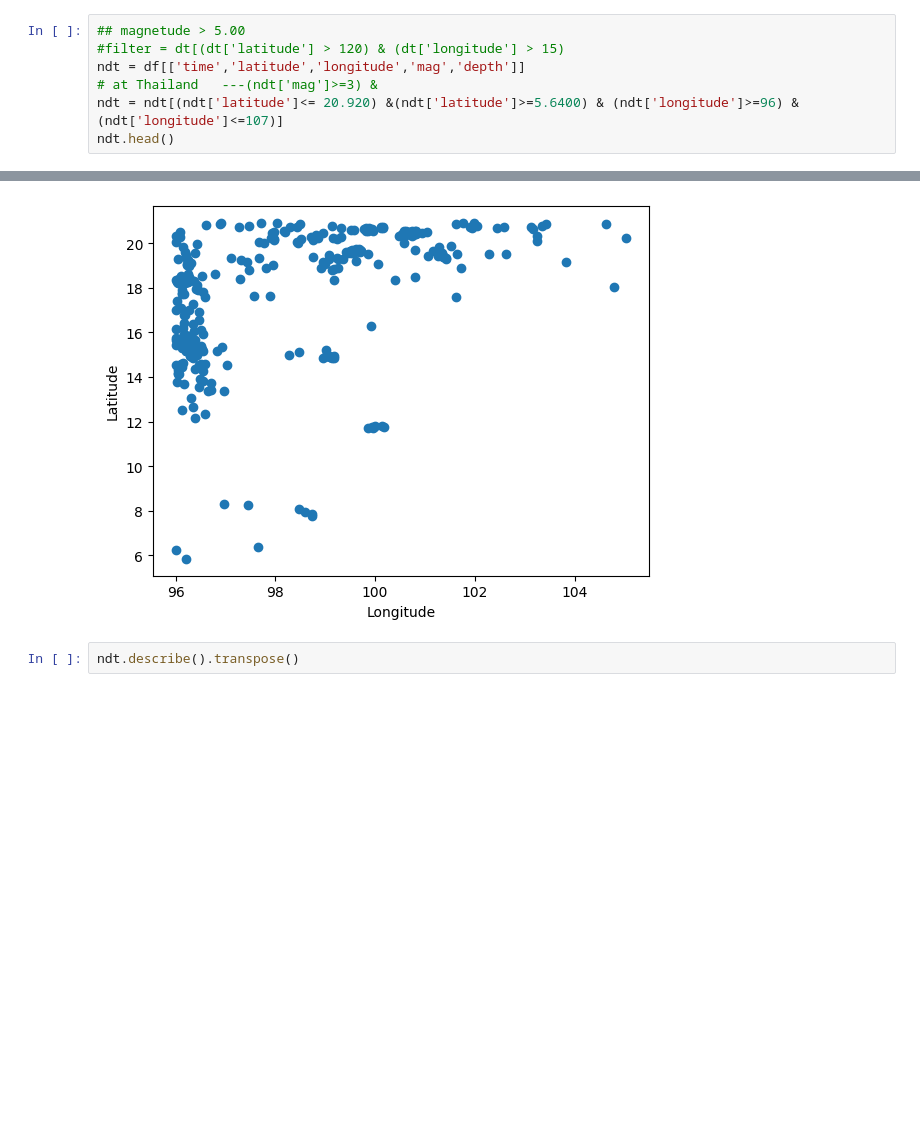
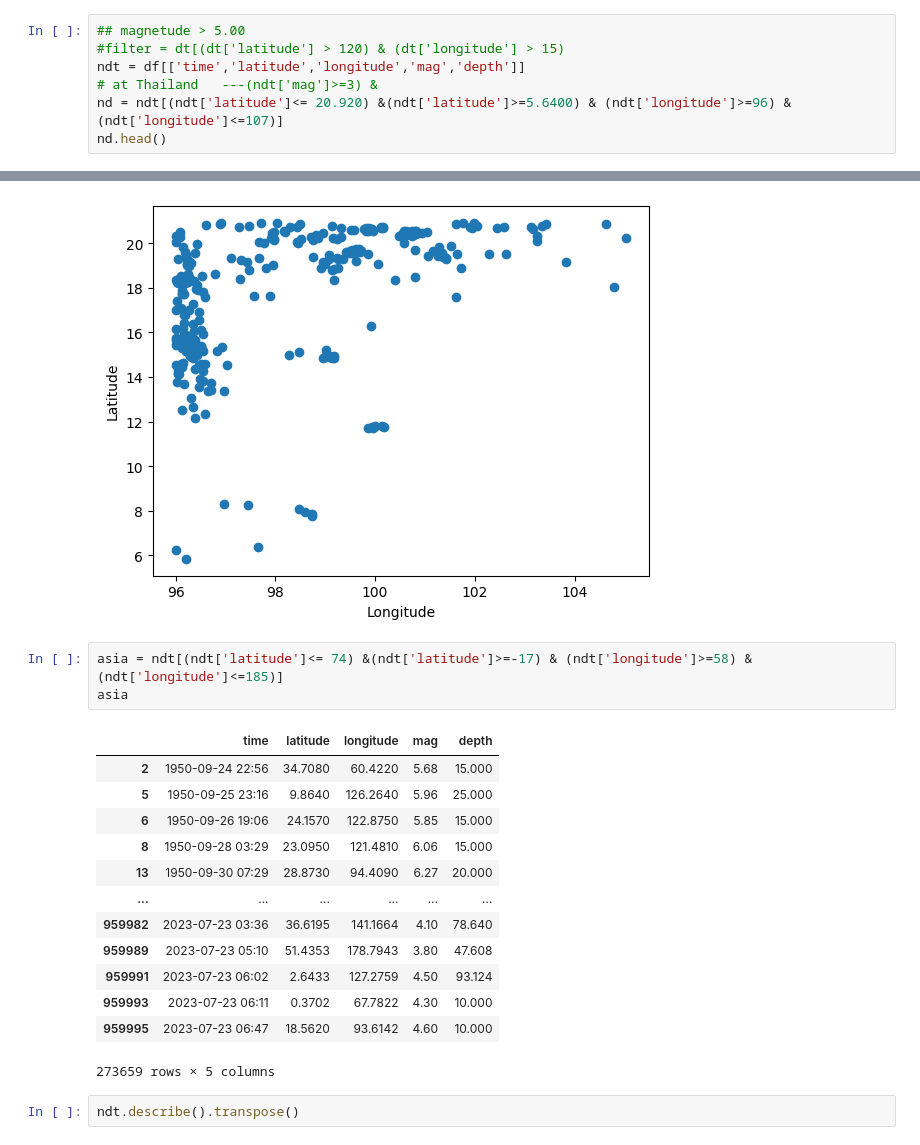
Before and after one commit to peeb01/Earthquake, a Jupyter notebook: DataSet/read.ipynb, the cells around one changed output, grey strips where cells are left out. Drawn from its saved outputs; the diff is of its cells as text; blank space fills up the shorter version.

```diff
--- a/DataSet/read.ipynb
+++ b/DataSet/read.ipynb
@@ -44,8 +44,8 @@ neo.describe().transpose()
 #filter = dt[(dt['latitude'] > 120) & (dt['longitude'] > 15)
 ndt = df[['time','latitude','longitude','mag','depth']]
 # at Thailand   ---(ndt['mag']>=3) &
-ndt = ndt[(ndt['latitude']<= 20.920) &(ndt['latitude']>=5.6400) & (ndt['longitude']>=96) & (ndt['longitude']<=107)]
-ndt.head()
+nd = ndt[(ndt['latitude']<= 20.920) &(ndt['latitude']>=5.6400) & (ndt['longitude']>=96) & (ndt['longitude']<=107)]
+nd.head()
 # %% [output]
 |  | time | latitude | longitude | mag | depth |
 | 11213 | 1964-07-28 21:38 | 14.117 | 96.074 | 6.40 | 30.0 |
@@ -60,6 +60,23 @@ plt.ylabel('Latitude')
 plt.show()
 # %% [output]
 [figure]
+# %%
+asia = ndt[(ndt['latitude']<= 74) &(ndt['latitude']>=-17) & (ndt['longitude']>=58) & (ndt['longitude']<=185)]
+asia
+# %% [output]
+|  | time | latitude | longitude | mag | depth |
+| 2 | 1950-09-24 22:56 | 34.7080 | 60.4220 | 5.68 | 15.000 |
+| 5 | 1950-09-25 23:16 | 9.8640 | 126.2640 | 5.96 | 25.000 |
+| 6 | 1950-09-26 19:06 | 24.1570 | 122.8750 | 5.85 | 15.000 |
+| 8 | 1950-09-28 03:29 | 23.0950 | 121.4810 | 6.06 | 15.000 |
+| 13 | 1950-09-30 07:29 | 28.8730 | 94.4090 | 6.27 | 20.000 |
+| ... | ... | ... | ... | ... | ... |
+| 959982 | 2023-07-23 03:36 | 36.6195 | 141.1664 | 4.10 | 78.640 |
+| 959989 | 2023-07-23 05:10 | 51.4353 | 178.7943 | 3.80 | 47.608 |
+| 959991 | 2023-07-23 06:02 | 2.6433 | 127.2759 | 4.50 | 93.124 |
+| 959993 | 2023-07-23 06:11 | 0.3702 | 67.7822 | 4.30 | 10.000 |
+| 959995 | 2023-07-23 06:47 | 18.5620 | 93.6142 | 4.60 | 10.000 |
+273659 rows × 5 columns
 # %%
 ndt.describe().transpose()
 # %% [output]
```
